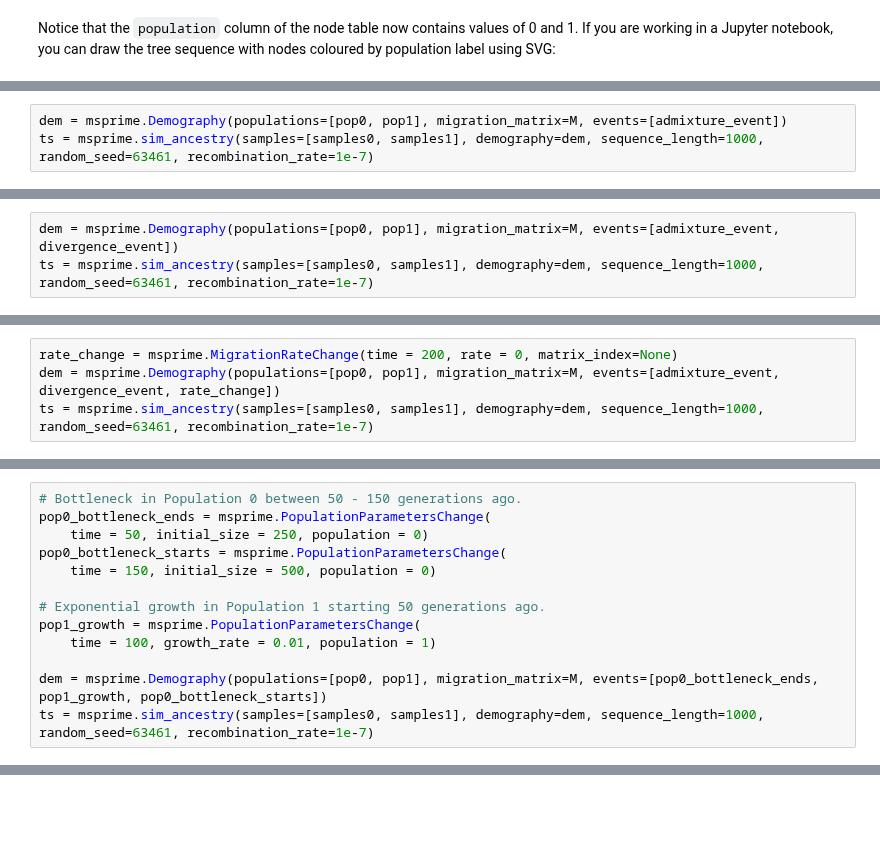
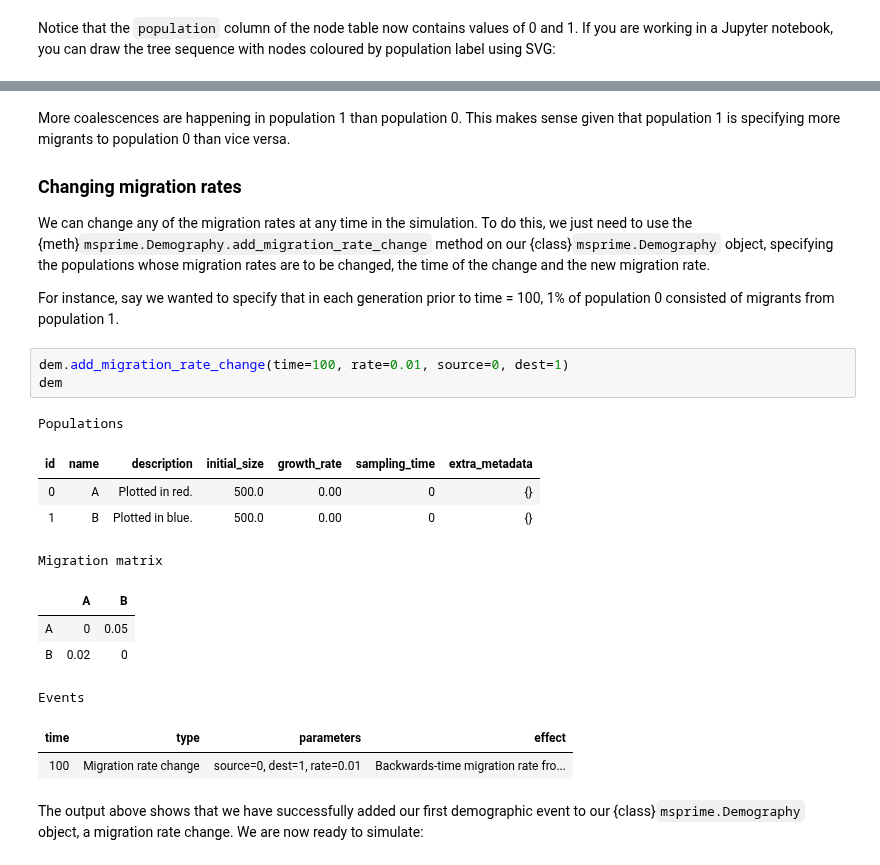
Before and after one commit to tskit-dev/tutorials, a Jupyter notebook: _sources/demography.ipynb, the cells around one changed output, grey strips where cells are left out. Saved outputs shown, nothing was run; the diff lists cells and outputs as text; blank space fills up the shorter version.

```diff
--- a/_sources/demography.ipynb
+++ b/_sources/demography.ipynb
@@ -162,3 +148,0 @@ Any mass migrations can be added into the list of ``events`` supplied to {func}`
-# %%
-dem = msprime.Demography(populations=[pop0, pop1], migration_matrix=M, events=[admixture_event])
-ts = msprime.sim_ancestry(samples=[samples0, samples1], demography=dem, sequence_length=1000, random_seed=63461, recombination_rate=1e-7)
@@ -176,3 +148,0 @@ We'll add this to our list of ``events`` in our {class}`msprime.Demography` obje
-# %%
-dem = msprime.Demography(populations=[pop0, pop1], migration_matrix=M, events=[admixture_event, divergence_event])
-ts = msprime.sim_ancestry(samples=[samples0, samples1], demography=dem, sequence_length=1000, random_seed=63461, recombination_rate=1e-7)
@@ -191,4 +148,0 @@ We can fix this by also specifying that prior to time = 200, population 1 had no
-# %%
-rate_change = msprime.MigrationRateChange(time = 200, rate = 0, matrix_index=None)
-dem = msprime.Demography(populations=[pop0, pop1], migration_matrix=M, events=[admixture_event, divergence_event, rate_change])
-ts = msprime.sim_ancestry(samples=[samples0, samples1], demography=dem, sequence_length=1000, random_seed=63461, recombination_rate=1e-7)
@@ -219,13 +148,0 @@ objects in the supplied list of ``events``.
-# %%
-# Bottleneck in Population 0 between 50 - 150 generations ago.
-pop0_bottleneck_ends = msprime.PopulationParametersChange(
-    time = 50, initial_size = 250, population = 0)
-pop0_bottleneck_starts = msprime.PopulationParametersChange(
-    time = 150, initial_size = 500, population = 0)
-
-# Exponential growth in Population 1 starting 50 generations ago.
-pop1_growth = msprime.PopulationParametersChange(
-    time = 100, growth_rate = 0.01, population = 1)
-
-dem = msprime.Demography(populations=[pop0, pop1], migration_matrix=M, events=[pop0_bottleneck_ends, pop1_growth, pop0_bottleneck_starts])
-ts = msprime.sim_ancestry(samples=[samples0, samples1], demography=dem, sequence_length=1000, random_seed=63461, recombination_rate=1e-7)
@@ -268,0 +149,32 @@ Epoch: 50.0 -- 100.0 generations
+# %% [markdown]
+More coalescences are happening in population 1 than population 0.
+This makes sense given that population 1 is specifying more migrants to
+population 0 than vice versa.
+
+### Changing migration rates
+
+We can change any of the migration rates at any time in the simulation.
+To do this, we just need to use the {meth}`msprime.Demography.add_migration_rate_change` method on our {class}`msprime.Demography` object,
+specifying the populations whose migration rates are to be changed,
+the time of the change and the new migration rate.
+
+For instance, say we wanted to specify that in each generation prior to
+time = 100, 1% of population 0 consisted of migrants from population 1.
+# %%
+dem.add_migration_rate_change(time=100, rate=0.01, source=0, dest=1)
+dem
+# %% [output]
+Populations
+| id | name | description | initial_size | growth_rate | sampling_time | extra_metadata |
+| 0 | A | Plotted in red. | 500.0 | 0.00 | 0 | {} |
+| 1 | B | Plotted in blue. | 500.0 | 0.00 | 0 | {} |
+Migration matrix
+|  | A | B |
+| A | 0 | 0.05 |
+| B | 0.02 | 0 |
+Events
+| time | type | parameters | effect |
+| 100 | Migration rate change | source=0, dest=1, rate=0.01 | Backwards-time migration rate fro... |
+# %% [markdown]
+The output above shows that we have successfully added our first demographic event to our {class}`msprime.Demography` object, a migration rate change.
+We are now ready to simulate:
```
Also changed, not shown: parts of 57 cells of this notebook, 52 other files.
